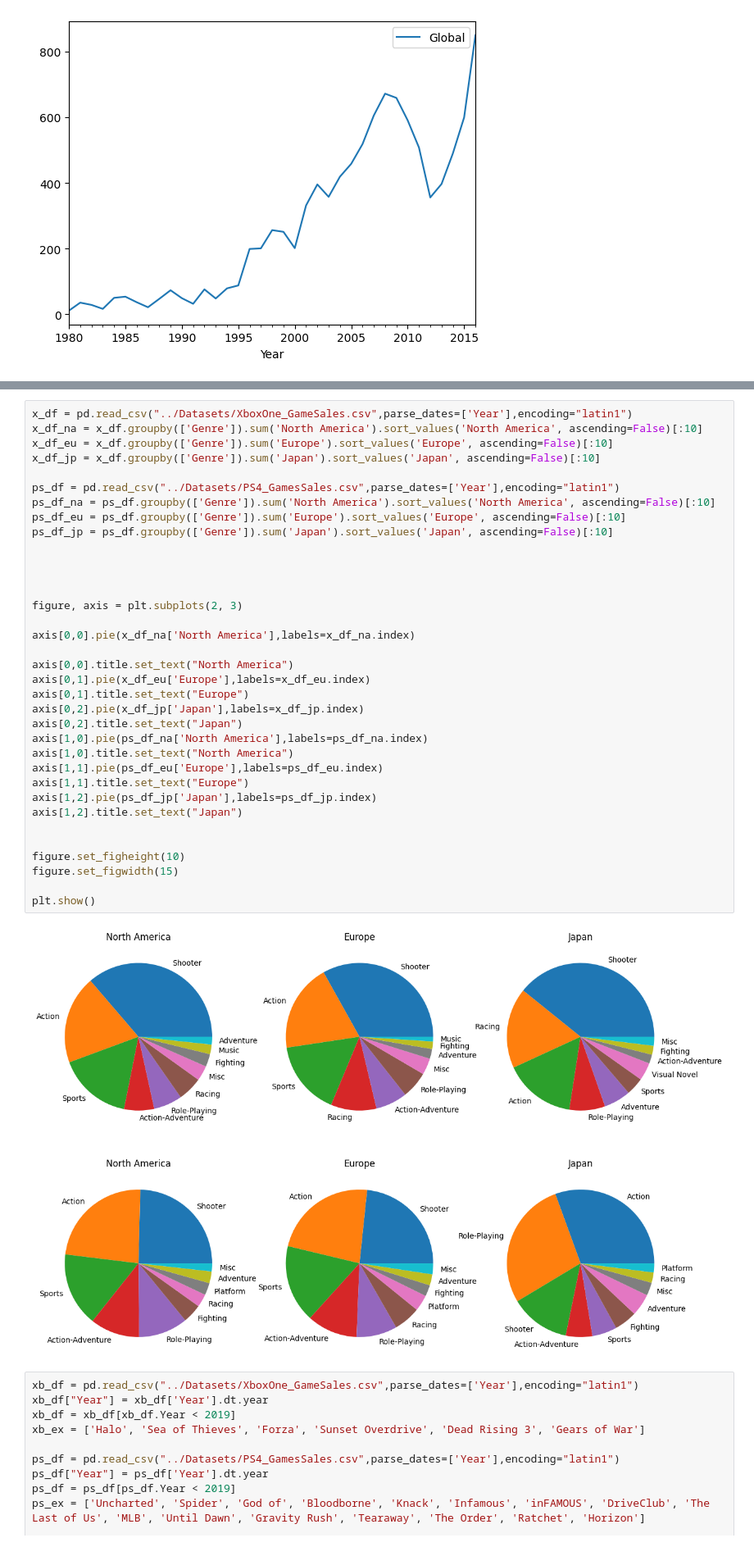
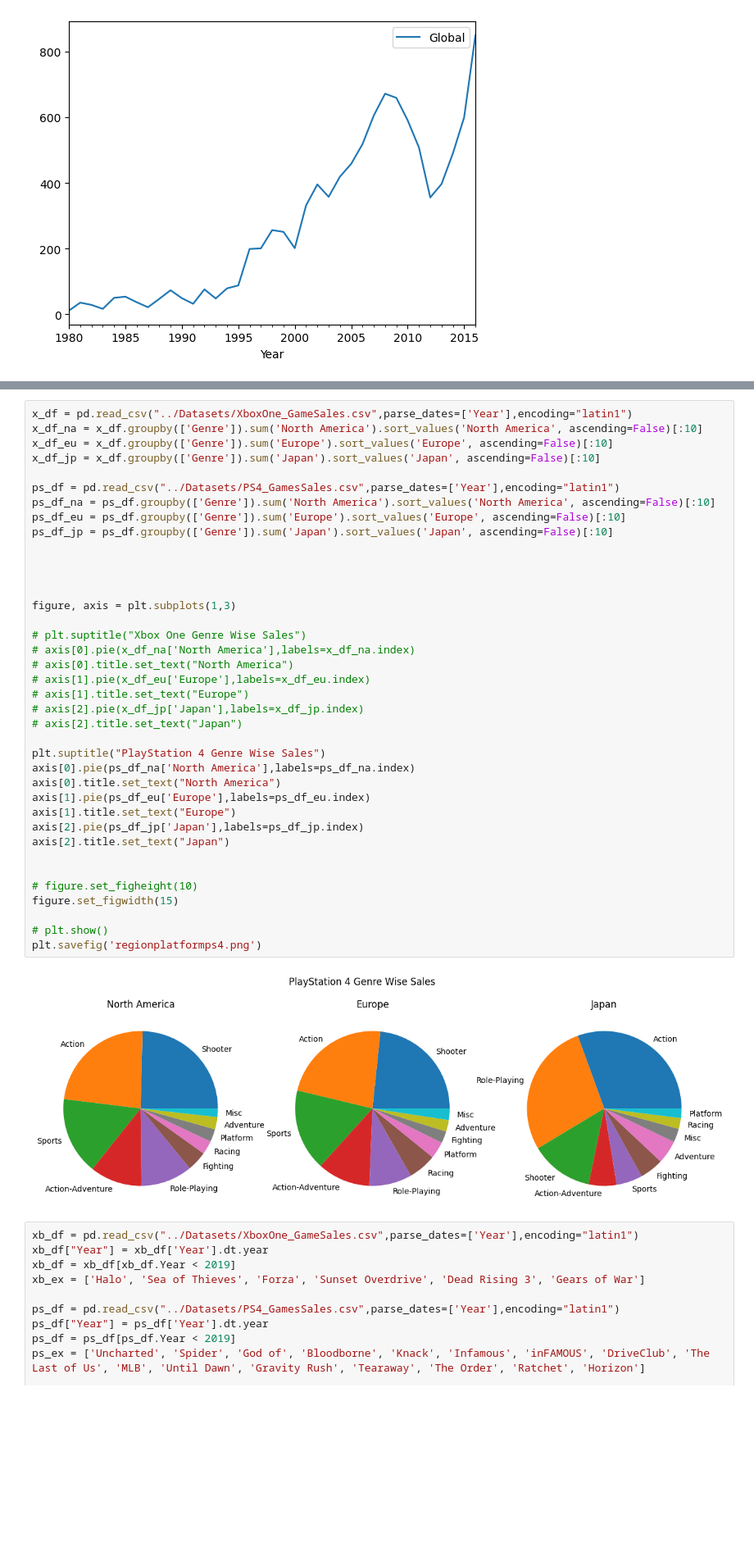
Before and after one commit to devrhathi/videogames_sales, a Jupyter notebook: Analysis/temp.ipynb, the cells around one changed output, grey strips where cells are left out. Shown at 82% size. Saved outputs shown, nothing was run; the diff lists cells and outputs as text; blank space fills up the shorter version.

```diff
--- a/Analysis/temp.ipynb
+++ b/Analysis/temp.ipynb
@@ -206,40 +217,43 @@ Text(0.5, 0, 'Year')
 # %%
 x_df = pd.read_csv("../Datasets/XboxOne_GameSales.csv",parse_dates=['Year'],encoding="latin1")
 x_df_na = x_df.groupby(['Genre']).sum('North America').sort_values('North America', ascending=False)[:10]
 x_df_eu = x_df.groupby(['Genre']).sum('Europe').sort_values('Europe', ascending=False)[:10]
 x_df_jp = x_df.groupby(['Genre']).sum('Japan').sort_values('Japan', ascending=False)[:10]
 
 ps_df = pd.read_csv("../Datasets/PS4_GamesSales.csv",parse_dates=['Year'],encoding="latin1")
 ps_df_na = ps_df.groupby(['Genre']).sum('North America').sort_values('North America', ascending=False)[:10]
 ps_df_eu = ps_df.groupby(['Genre']).sum('Europe').sort_values('Europe', ascending=False)[:10]
 ps_df_jp = ps_df.groupby(['Genre']).sum('Japan').sort_values('Japan', ascending=False)[:10]
 
 
 
 
-figure, axis = plt.subplots(2, 3)
+figure, axis = plt.subplots(1,3)
 
-axis[0,0].pie(x_df_na['North America'],labels=x_df_na.index)
+# plt.suptitle("Xbox One Genre Wise Sales")
+# axis[0].pie(x_df_na['North America'],labels=x_df_na.index)
+# axis[0].title.set_text("North America")
+# axis[1].pie(x_df_eu['Europe'],labels=x_df_eu.index)
+# axis[1].title.set_text("Europe")
+# axis[2].pie(x_df_jp['Japan'],labels=x_df_jp.index)
+# axis[2].title.set_text("Japan")
 
-axis[0,0].title.set_text("North America")
-axis[0,1].pie(x_df_eu['Europe'],labels=x_df_eu.index)
-axis[0,1].title.set_text("Europe")
-axis[0,2].pie(x_df_jp['Japan'],labels=x_df_jp.index)
-axis[0,2].title.set_text("Japan")
-axis[1,0].pie(ps_df_na['North America'],labels=ps_df_na.index)
-axis[1,0].title.set_text("North America")
-axis[1,1].pie(ps_df_eu['Europe'],labels=ps_df_eu.index)
-axis[1,1].title.set_text("Europe")
-axis[1,2].pie(ps_df_jp['Japan'],labels=ps_df_jp.index)
-axis[1,2].title.set_text("Japan")
+plt.suptitle("PlayStation 4 Genre Wise Sales")
+axis[0].pie(ps_df_na['North America'],labels=ps_df_na.index)
+axis[0].title.set_text("North America")
+axis[1].pie(ps_df_eu['Europe'],labels=ps_df_eu.index)
+axis[1].title.set_text("Europe")
+axis[2].pie(ps_df_jp['Japan'],labels=ps_df_jp.index)
+axis[2].title.set_text("Japan")
 
 
-figure.set_figheight(10)
+# figure.set_figheight(10)
 figure.set_figwidth(15)
 
-plt.show()
+# plt.show()
+plt.savefig('regionplatformps4.png')
 # %% [output]
-[figure, old version]
+[figure, new version]
 # %%
 xb_df = pd.read_csv("../Datasets/XboxOne_GameSales.csv",parse_dates=['Year'],encoding="latin1")
 xb_df["Year"] = xb_df['Year'].dt.year
```
Also changed, not shown: parts of 2 cells of this notebook, 16 other files.
